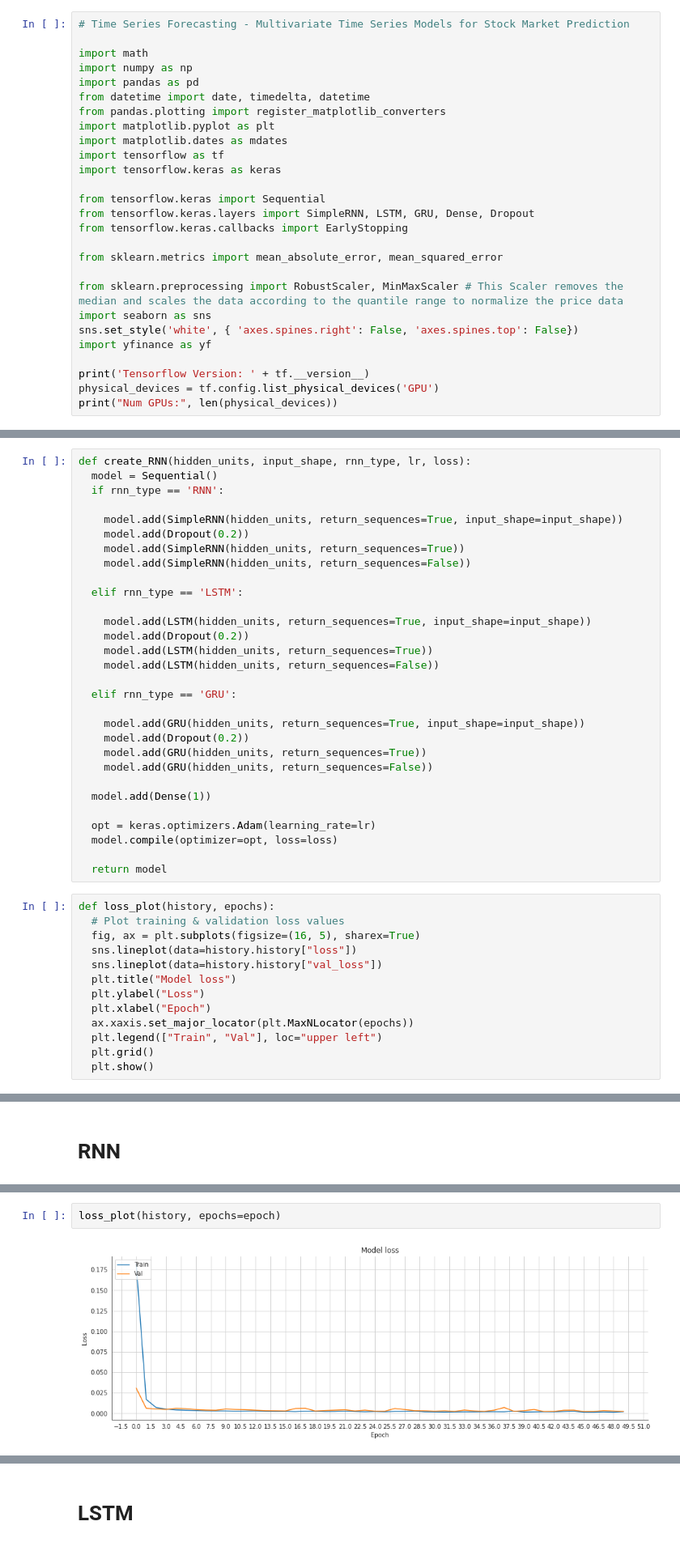
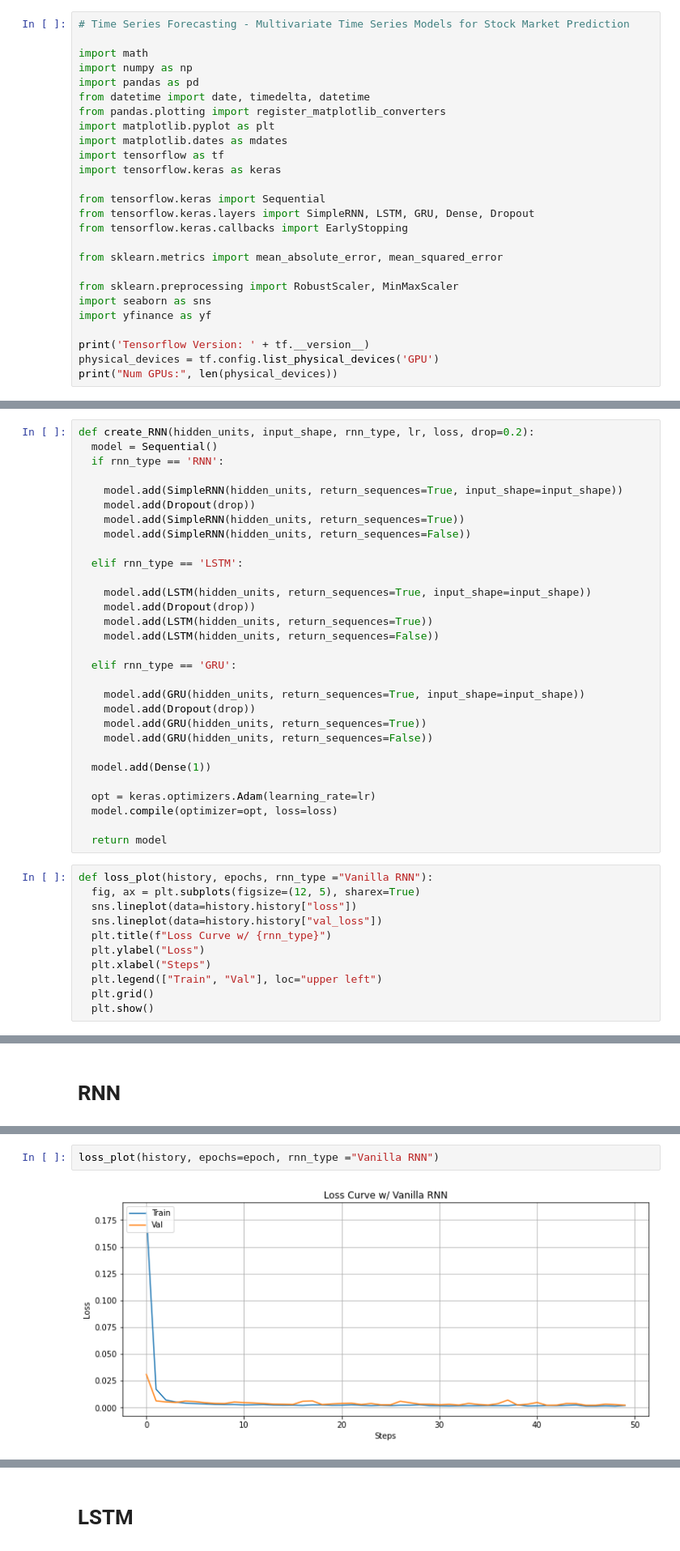
Before and after one commit to CamilleKoSzePui/RNN, a Jupyter notebook: 3_simplernn_lstm_gru_lr0_001_batchsize32_epoch50_sliding20.ipynb, the cells around one changed output, grey strips where cells are left out. Shown at 81% size. Saved outputs shown, nothing was run; the diff lists cells and outputs as text.

```diff
--- a/3_simplernn_lstm_gru_lr0_001_batchsize32_epoch50_sliding20.ipynb
+++ b/3_simplernn_lstm_gru_lr0_001_batchsize32_epoch50_sliding20.ipynb
@@ -39,9 +39,8 @@ from tensorflow.keras.callbacks import EarlyStopping
 
 from sklearn.metrics import mean_absolute_error, mean_squared_error
 
-from sklearn.preprocessing import RobustScaler, MinMaxScaler # This Scaler removes the median and scales the data according to the quantile range to normalize the price data
+from sklearn.preprocessing import RobustScaler, MinMaxScaler
 import seaborn as sns
-sns.set_style('white', { 'axes.spines.right': False, 'axes.spines.top': False})
 import yfinance as yf
 
 print('Tensorflow Version: ' + tf.__version__)
@@ -150,26 +128,26 @@ def preprocess(df, seq_len):
 # %% [markdown]
 # Build RNN model
 # %%
-def create_RNN(hidden_units, input_shape, rnn_type, lr, loss):
+def create_RNN(hidden_units, input_shape, rnn_type, lr, loss, drop=0.2):
   model = Sequential()
   if rnn_type == 'RNN':
 
     model.add(SimpleRNN(hidden_units, return_sequences=True, input_shape=input_shape))
-    model.add(Dropout(0.2))
+    model.add(Dropout(drop))
     model.add(SimpleRNN(hidden_units, return_sequences=True))
     model.add(SimpleRNN(hidden_units, return_sequences=False))
 
   elif rnn_type == 'LSTM':
 
     model.add(LSTM(hidden_units, return_sequences=True, input_shape=input_shape))
-    model.add(Dropout(0.2))
+    model.add(Dropout(drop))
     model.add(LSTM(hidden_units, return_sequences=True))
     model.add(LSTM(hidden_units, return_sequences=False))
 
   elif rnn_type == 'GRU':
 
     model.add(GRU(hidden_units, return_sequences=True, input_shape=input_shape))
-    model.add(Dropout(0.2))
+    model.add(Dropout(drop))
     model.add(GRU(hidden_units, return_sequences=True))
     model.add(GRU(hidden_units, return_sequences=False))
 
@@ -180,15 +158,13 @@ def create_RNN(hidden_units, input_shape, rnn_type, lr, loss):
 
   return model
 # %%
-def loss_plot(history, epochs):
-  # Plot training & validation loss values
-  fig, ax = plt.subplots(figsize=(16, 5), sharex=True)
+def loss_plot(history, epochs, rnn_type ="Vanilla RNN"):
+  fig, ax = plt.subplots(figsize=(12, 5), sharex=True)
   sns.lineplot(data=history.history["loss"])
   sns.lineplot(data=history.history["val_loss"])
-  plt.title("Model loss")
+  plt.title(f"Loss Curve w/ {rnn_type}")
   plt.ylabel("Loss")
-  plt.xlabel("Epoch")
-  ax.xaxis.set_major_locator(plt.MaxNLocator(epochs))
+  plt.xlabel("Steps")
   plt.legend(["Train", "Val"], loc="upper left")
   plt.grid()
   plt.show()
@@ -328,4 +279,4 @@ Median Absolute Percentage Error (MDAPE): 2.14 %
 # %%
-loss_plot(history, epochs=epoch)
+loss_plot(history, epochs=epoch, rnn_type ="Vanilla RNN")
 # %% [output]
-[figure, old version]
+[figure, new version]
```
Also changed, not shown: parts of 24 cells of this notebook.
